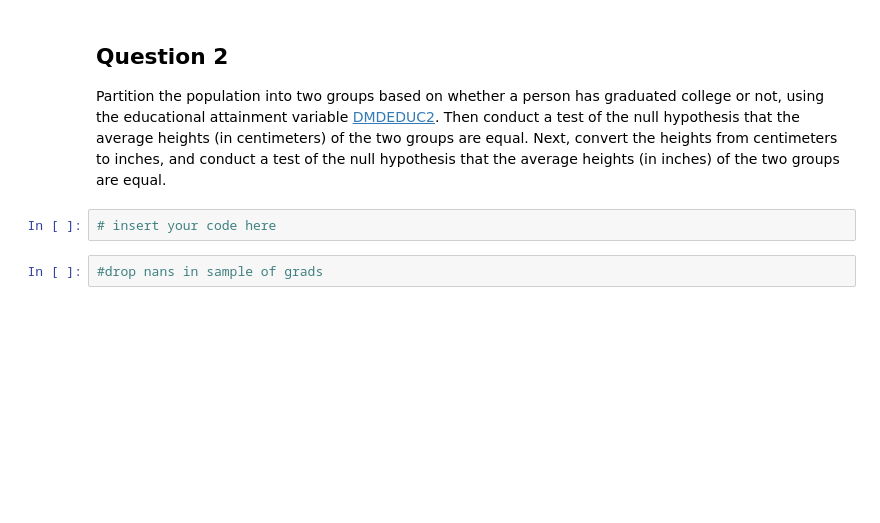
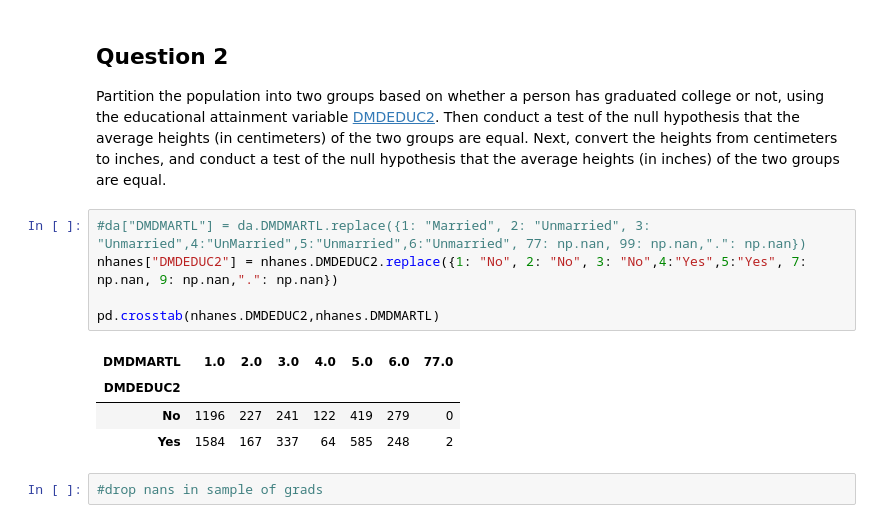
Before and after one commit to aktumut/Strive_School, a Jupyter notebook: Maths_and_Statistic_(Module_2)/Day_7_P-value and Confidence Interval/02_hypothesis_test_practice.ipynb, the cells around one changed output. Drawn from its saved outputs; the diff is of its cells as text; blank space fills up the shorter version.

```diff
--- a/Maths_and_Statistic_(Module_2)/Day_7_P-value and Confidence Interval/02_hypothesis_test_practice.ipynb
+++ b/Maths_and_Statistic_(Module_2)/Day_7_P-value and Confidence Interval/02_hypothesis_test_practice.ipynb
@@ -202,8 +202,16 @@ __Q1c.__ Comment on any ways in which the confidence intervals that you found in
 ## Question 2
 
 Partition the population into two groups based on whether a person has graduated college or not, using the educational attainment variable [DMDEDUC2](https://wwwn.cdc.gov/Nchs/Nhanes/2015-2016/DEMO_I.htm#DMDEDUC2).  Then conduct a test of the null hypothesis that the average heights (in centimeters) of the two groups are equal.  Next, convert the heights from centimeters to inches, and conduct a test of the null hypothesis that the average heights (in inches) of the two groups are equal.
-# %%
-# insert your code here
+# %%
+#da["DMDMARTL"] = da.DMDMARTL.replace({1: "Married", 2: "Unmarried", 3: "Unmarried",4:"UnMarried",5:"Unmarried",6:"Unmarried", 77: np.nan, 99: np.nan,".": np.nan})
+nhanes["DMDEDUC2"] = nhanes.DMDEDUC2.replace({1: "No", 2: "No", 3: "No",4:"Yes",5:"Yes", 7: np.nan, 9: np.nan,".": np.nan})
+
+pd.crosstab(nhanes.DMDEDUC2,nhanes.DMDMARTL)
+# %% [output]
+| DMDMARTL | 1.0 | 2.0 | 3.0 | 4.0 | 5.0 | 6.0 | 77.0 |
+| DMDEDUC2 |  |  |  |  |  |  |  |
+| No | 1196 | 227 | 241 | 122 | 419 | 279 | 0 |
+| Yes | 1584 | 167 | 337 | 64 | 585 | 248 | 2 |
 # %%
 #drop nans in sample of grads
 # %%
```
Also changed, not shown: 1 other file.
